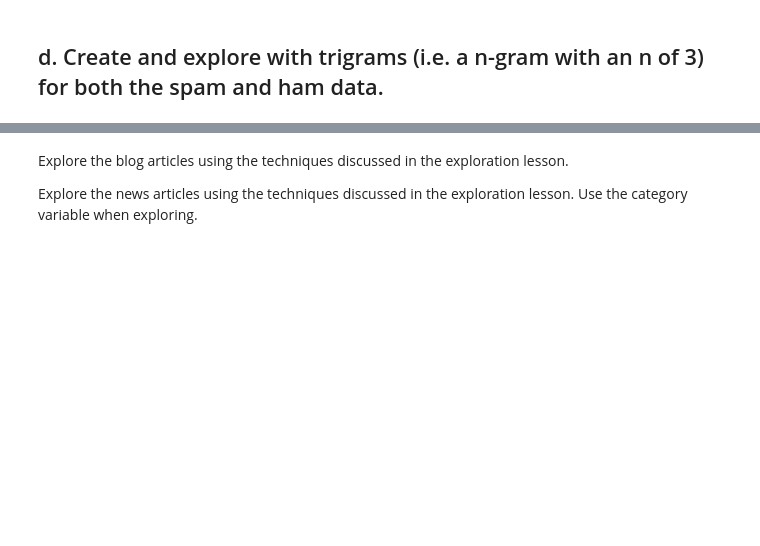
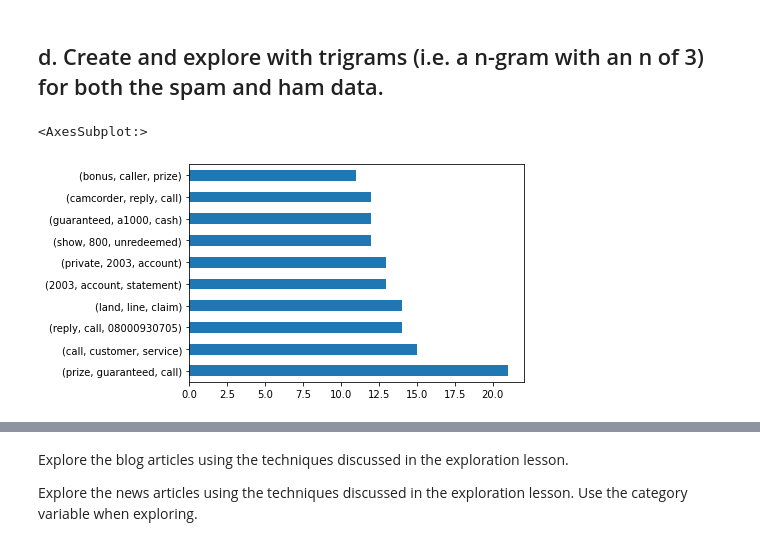
Before and after one commit to brianclements03/nlp, a Jupyter notebook: explore_current_iteration.ipynb, the cells around one changed output, grey strips where cells are left out. Saved outputs shown, nothing was run; the diff lists cells and outputs as text; code cells hidden in the pictures; blank space fills up the shorter version.

Commit message:
completed explo of the spam data, very happy with the work done : )

```diff
--- a/explore_current_iteration.ipynb
+++ b/explore_current_iteration.ipynb
@@ -455,2 +455,7 @@ word_counts[word_counts.ham_bigram == word_counts.spam_bigram].head(20)
 # %% [markdown]
 ## d. Create and explore with trigrams (i.e. a n-gram with an n of 3) for both the spam and ham data.
+# %%
+pd.Series(nltk.trigrams(spam_words.split())).value_counts().head(10).plot.barh()
+# %% [output]
+<AxesSubplot:>
+[figure, added]
```
Also changed, not shown: parts of 49 cells of this notebook.
